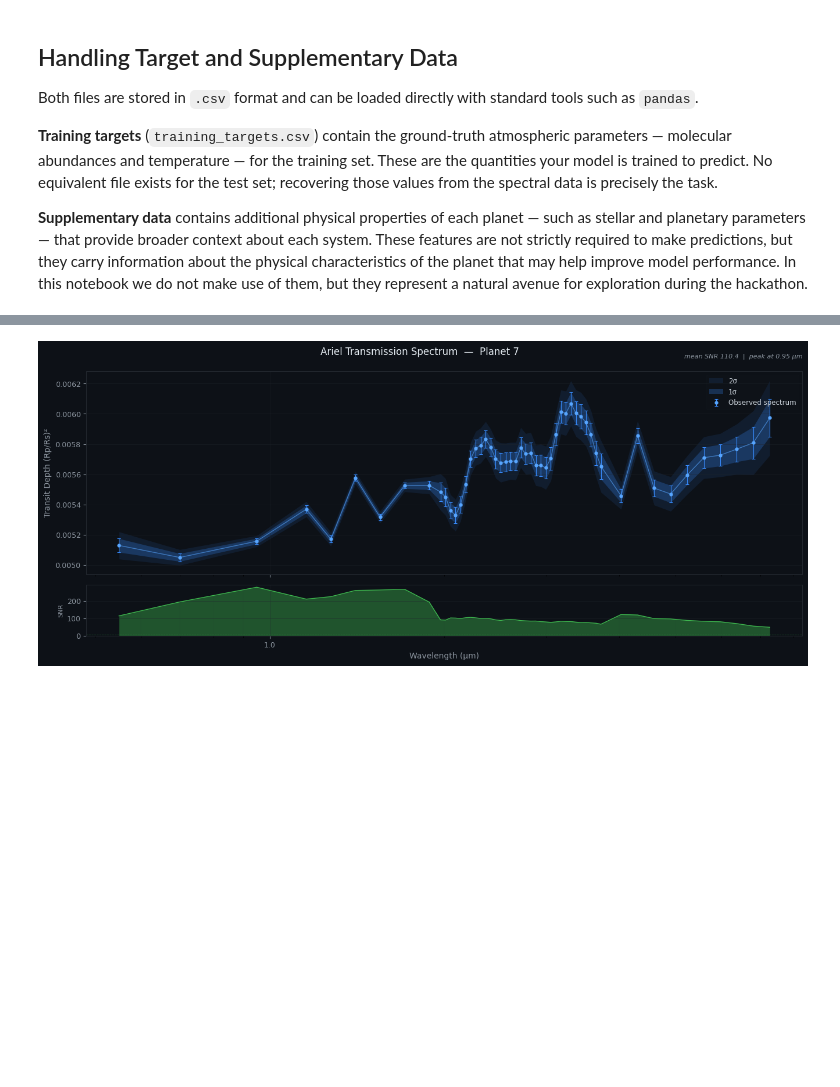
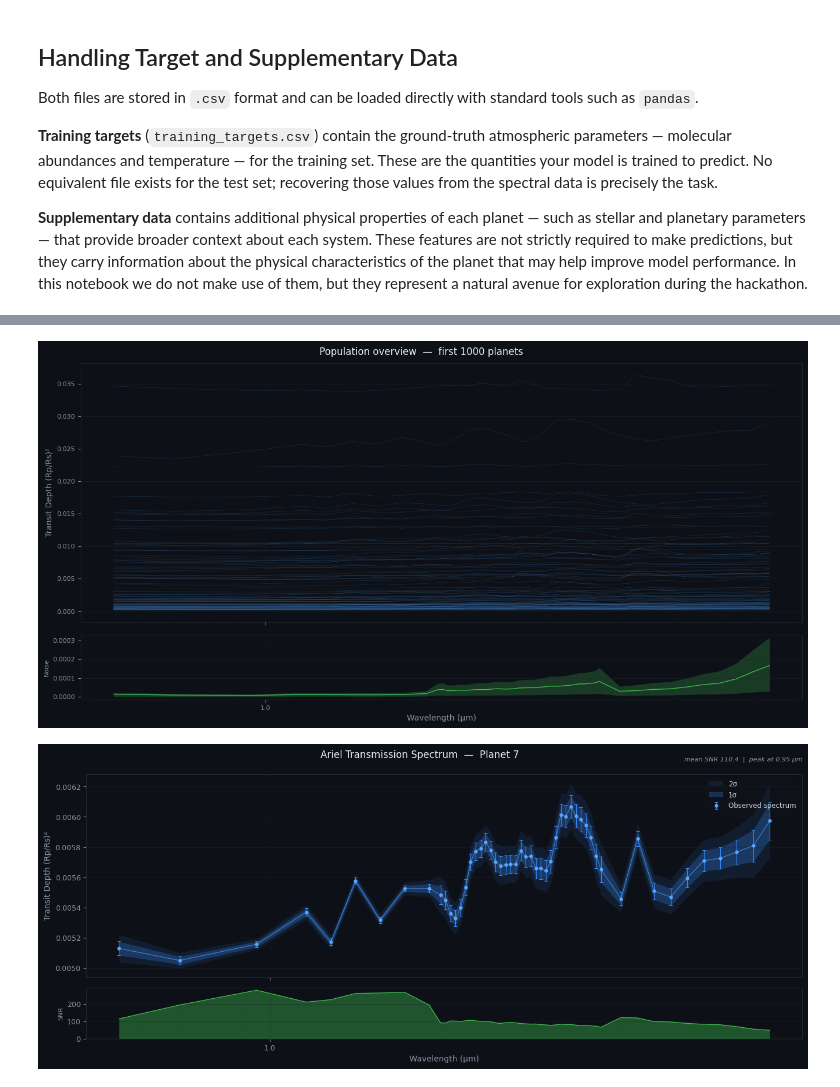
Before and after one commit to gordonyip427/exohack-2026-starter-solution, a Jupyter notebook: hackathon_starter_solution.ipynb, the cells around one changed output, grey strips where cells are left out. Saved outputs shown, nothing was run; the diff lists cells and outputs as text; code cells hidden in the pictures; blank space fills up the shorter version.

Commit message:
more explanations , diagram and visuals added

```diff
--- a/hackathon_starter_solution.ipynb
+++ b/hackathon_starter_solution.ipynb
@@ -92,20 +103,4 @@ The spectral data is stored in `.hdf5` format, which we convert to matrix form f
 | `width` | The wavelength width of each spectral channel |
 
 Note that the wavelength grid and channel widths are identical across all observations — Ariel observes every target with the same instrument configuration. What varies from planet to planet is the noise, reflecting differences in stellar brightness, planetary signal strength, and the number of transits observed.
-# %%
-def load_spectral_data(spectral_data_path):
-    with h5py.File(spectral_data_path, "r") as h5f:
-        n_planets = len(h5f.keys())
-        noise_stack    = np.zeros((n_planets, 52))
-        spectrum_stack = np.zeros((n_planets, 52))
-
-        for i, planet in enumerate(h5f.keys()):
-            spectrum_stack[i] = h5f[planet]['instrument_spectrum'][:]
-            noise_stack[i]    = h5f[planet]['instrument_noise'][:]
-
-        first = next(iter(h5f.keys()))
-        wl_grid = h5f[first]['instrument_wlgrid'][:]
-        width   = h5f[first]['instrument_width'][:]
-
-    return spectrum_stack, noise_stack, wl_grid, width
 # %%
@@ -136,3 +135,7 @@ This is not merely a preliminary step. The choices you make later, in terms of p
+# %%
+plot_population_overview(spectrum_stack, noise_stack, wl_grid, n_planets=1000)
+# %% [output]
+[figure, added]
 # %%
 plot_spectrum(7, spectrum_stack, noise_stack, wl_grid, y_true=None)
 # %% [output]
```
Also changed, not shown: parts of 21 cells of this notebook, 1 other file.
